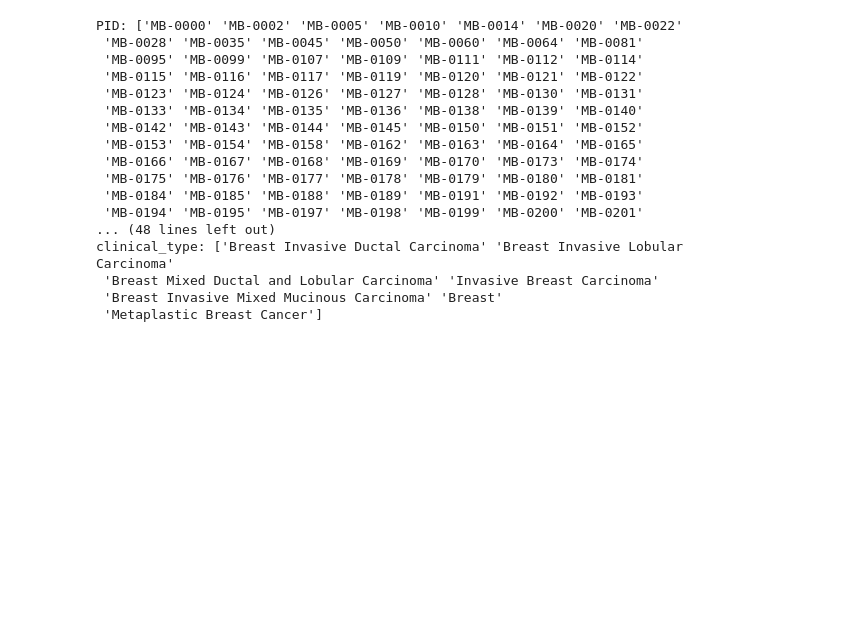
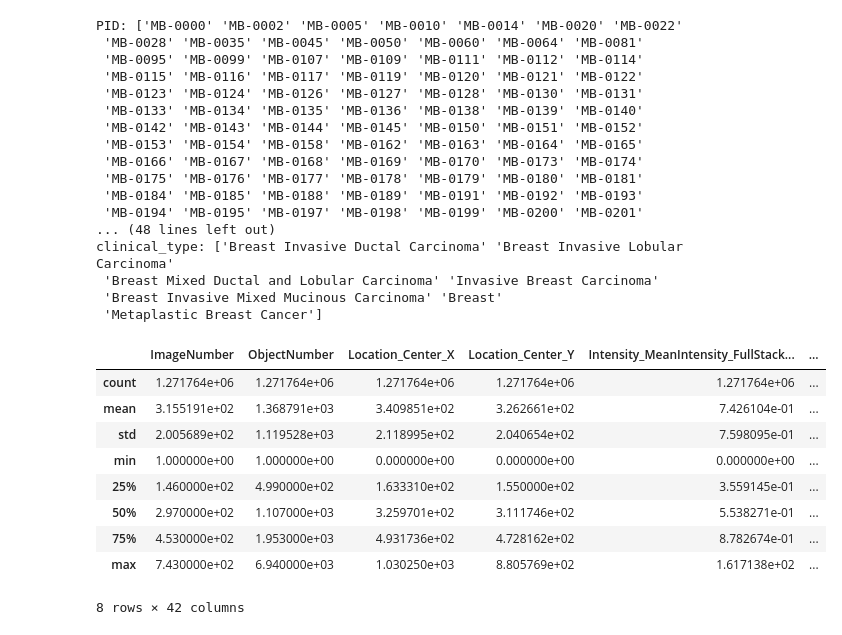
Before and after one commit to saezlab/GNNClinicalOutcomePrediction, a Jupyter notebook: bin/testing.ipynb, the cells around one changed output. Saved outputs shown, nothing was run; the diff lists cells and outputs as text; code cells hidden in the pictures; blank space fills up the shorter version.

```diff
--- a/bin/testing.ipynb
+++ b/bin/testing.ipynb
@@ -200,3 +200,18 @@ clinical_type: ['Breast Invasive Ductal Carcinoma' 'Breast Invasive Lobular Carc
  'Breast Mixed Ductal and Lobular Carcinoma' 'Invasive Breast Carcinoma'
  'Breast Invasive Mixed Mucinous Carcinoma' 'Breast'
  'Metaplastic Breast Cancer']
+# %%
+# Get a summary of basel_zurich data data/raw/basel_zurich_preprocessed_compact_dataset.csv
+basel_zurich_data = pd.read_csv('../data/raw/basel_zurich_preprocessed_compact_dataset.csv')
+basel_zurich_data.describe()
+# %% [output]
+|  | ImageNumber | ObjectNumber | Location_Center_X | Location_Center_Y | Intensity_MeanIntensity_FullStack... | ... |
+| count | 1.271764e+06 | 1.271764e+06 | 1.271764e+06 | 1.271764e+06 | 1.271764e+06 | ... |
+| mean | 3.155191e+02 | 1.368791e+03 | 3.409851e+02 | 3.262661e+02 | 7.426104e-01 | ... |
+| std | 2.005689e+02 | 1.119528e+03 | 2.118995e+02 | 2.040654e+02 | 7.598095e-01 | ... |
+| min | 1.000000e+00 | 1.000000e+00 | 0.000000e+00 | 0.000000e+00 | 0.000000e+00 | ... |
+| 25% | 1.460000e+02 | 4.990000e+02 | 1.633310e+02 | 1.550000e+02 | 3.559145e-01 | ... |
+| 50% | 2.970000e+02 | 1.107000e+03 | 3.259701e+02 | 3.111746e+02 | 5.538271e-01 | ... |
+| 75% | 4.530000e+02 | 1.953000e+03 | 4.931736e+02 | 4.728162e+02 | 8.782674e-01 | ... |
+| max | 7.430000e+02 | 6.940000e+03 | 1.030250e+03 | 8.805769e+02 | 1.617138e+02 | ... |
+8 rows × 42 columns
```
Also changed, not shown: parts of 12 cells of this notebook, 1 other file.
